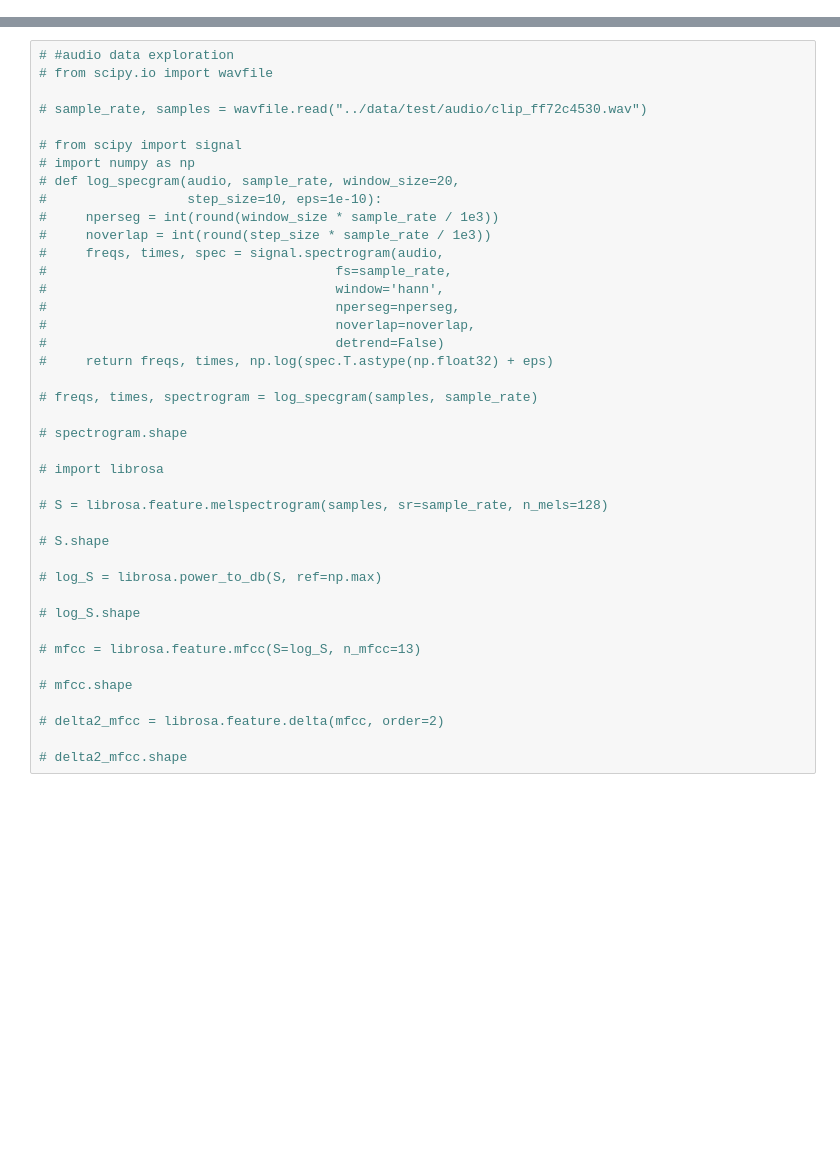
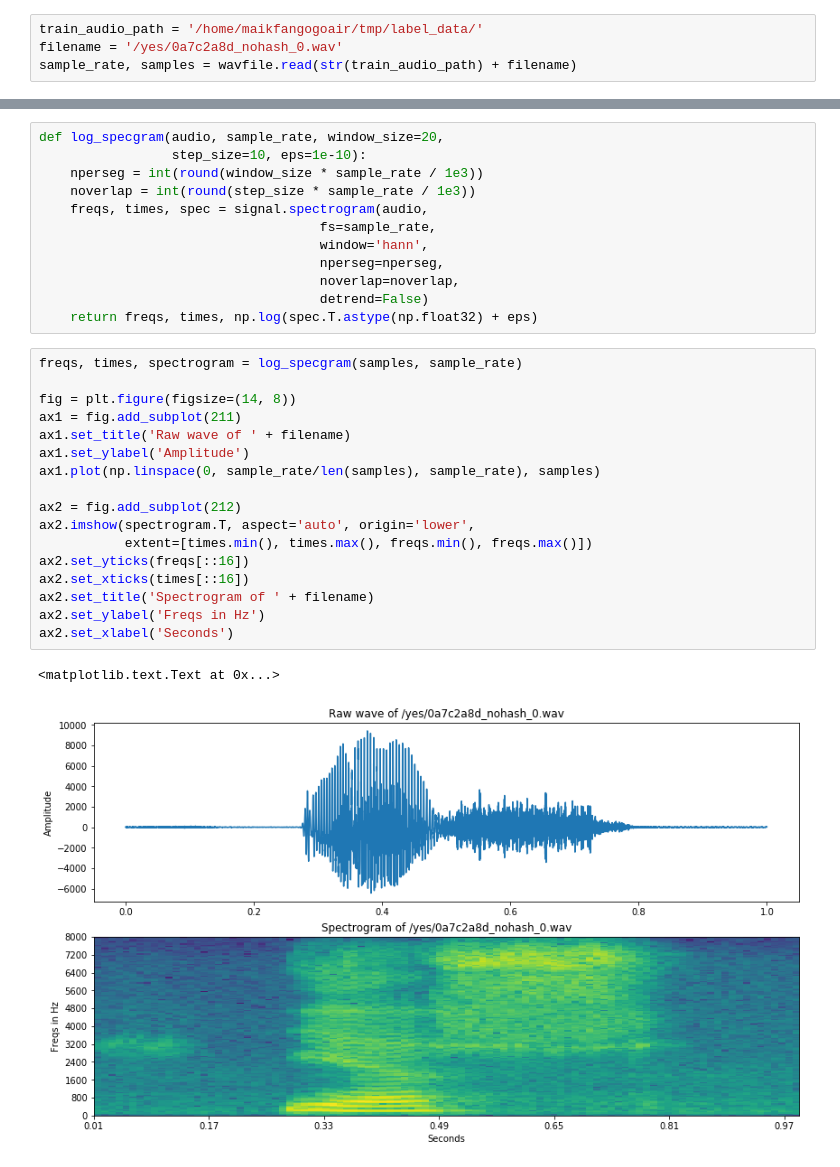
Before and after one commit to ronjian/tensorflow-speech-recognition-challenge, a Jupyter notebook: wave_data_explorer.ipynb, the cells around one changed output, grey strips where cells are left out. Saved outputs shown, nothing was run; the diff lists cells and outputs as text; blank space fills up the shorter version.

Commit message:
spec

```diff
--- a/wave_data_explorer.ipynb
+++ b/wave_data_explorer.ipynb
@@ -0,0 +34,4 @@
+# %%
+train_audio_path = '/home/maikfangogoair/tmp/label_data/'
+filename = '/yes/0a7c2a8d_nohash_0.wav'
+sample_rate, samples = wavfile.read(str(train_audio_path) + filename)
@@ -1,41 +44,32 @@
 # %%
-# #audio data exploration
-# from scipy.io import wavfile
-
-# sample_rate, samples = wavfile.read("../data/test/audio/clip_ff72c4530.wav")
-
-# from scipy import signal
-# import numpy as np
-# def log_specgram(audio, sample_rate, window_size=20,
-#                  step_size=10, eps=1e-10):
-#     nperseg = int(round(window_size * sample_rate / 1e3))
-#     noverlap = int(round(step_size * sample_rate / 1e3))
-#     freqs, times, spec = signal.spectrogram(audio,
-#                                     fs=sample_rate,
-#                                     window='hann',
-#                                     nperseg=nperseg,
-#                                     noverlap=noverlap,
-#                                     detrend=False)
-#     return freqs, times, np.log(spec.T.astype(np.float32) + eps)
-
-# freqs, times, spectrogram = log_specgram(samples, sample_rate)
-
-# spectrogram.shape
-
-# import librosa
-
-# S = librosa.feature.melspectrogram(samples, sr=sample_rate, n_mels=128)
-
-# S.shape
-
-# log_S = librosa.power_to_db(S, ref=np.max)
-
-# log_S.shape
-
-# mfcc = librosa.feature.mfcc(S=log_S, n_mfcc=13)
-
-# mfcc.shape
-
-# delta2_mfcc = librosa.feature.delta(mfcc, order=2)
-
-# delta2_mfcc.shape
+def log_specgram(audio, sample_rate, window_size=20,
+                 step_size=10, eps=1e-10):
+    nperseg = int(round(window_size * sample_rate / 1e3))
+    noverlap = int(round(step_size * sample_rate / 1e3))
+    freqs, times, spec = signal.spectrogram(audio,
+                                    fs=sample_rate,
+                                    window='hann',
+                                    nperseg=nperseg,
+                                    noverlap=noverlap,
+                                    detrend=False)
+    return freqs, times, np.log(spec.T.astype(np.float32) + eps)
+# %%
+freqs, times, spectrogram = log_specgram(samples, sample_rate)
+
+fig = plt.figure(figsize=(14, 8))
+ax1 = fig.add_subplot(211)
+ax1.set_title('Raw wave of ' + filename)
+ax1.set_ylabel('Amplitude')
+ax1.plot(np.linspace(0, sample_rate/len(samples), sample_rate), samples)
+
+ax2 = fig.add_subplot(212)
+ax2.imshow(spectrogram.T, aspect='auto', origin='lower',
+           extent=[times.min(), times.max(), freqs.min(), freqs.max()])
+ax2.set_yticks(freqs[::16])
+ax2.set_xticks(times[::16])
+ax2.set_title('Spectrogram of ' + filename)
+ax2.set_ylabel('Freqs in Hz')
+ax2.set_xlabel('Seconds')
+# %% [output]
+<matplotlib.text.Text at 0x...>
+[figure, added]
```
Also changed, not shown: parts of 10 cells of this notebook, 1 other file.
